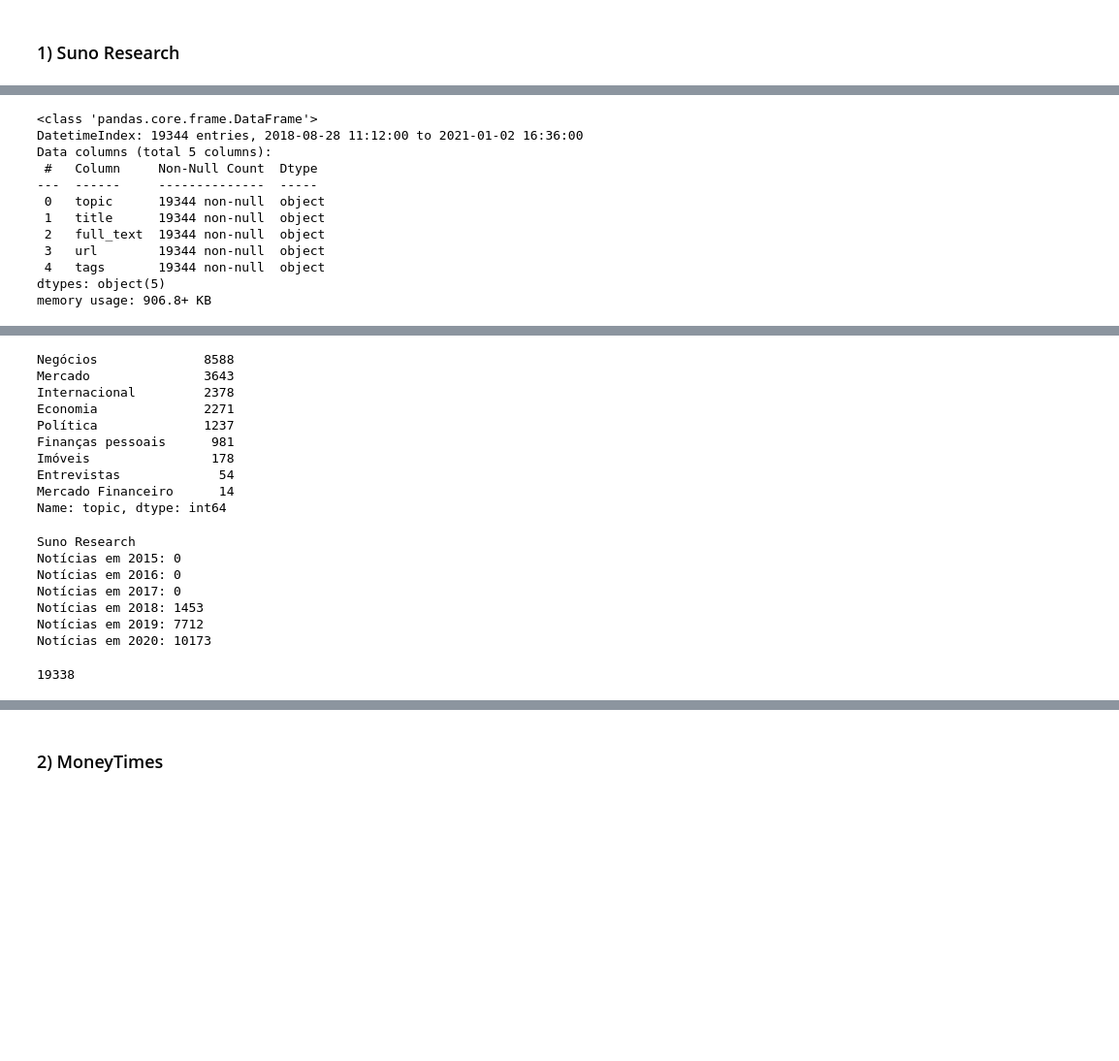
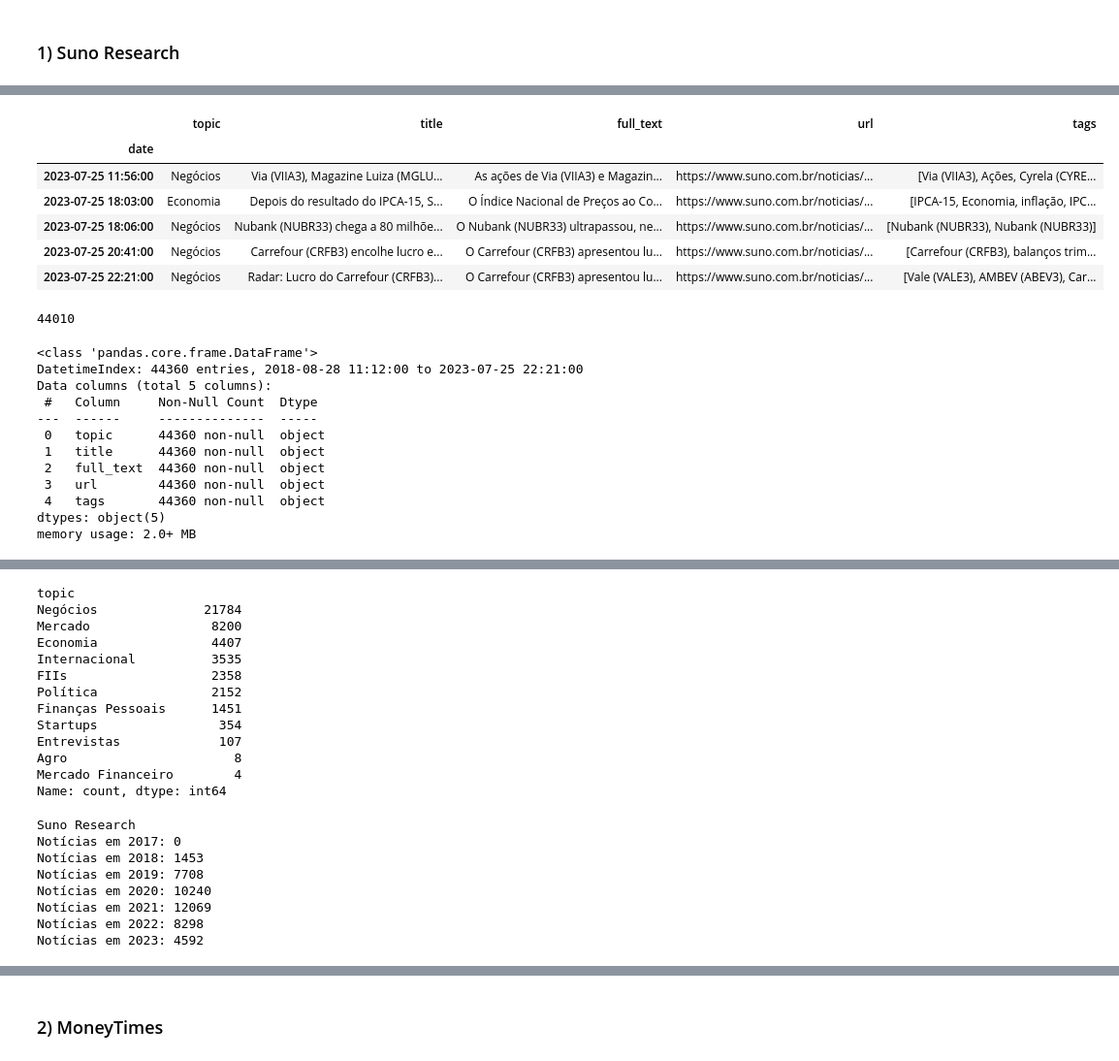
Before and after one commit to mso13/BrazilianFinancialNews, a Jupyter notebook: src/EDA/Exploratory Data Analysis (EDA) on Financial News Textual Content.ipynb, the cells around one changed output, grey strips where cells are left out. Shown at 97% size. Drawn from its saved outputs; the diff is of its cells as text; code cells hidden in the pictures; blank space fills up the shorter version.

```diff
--- a/src/EDA/Exploratory Data Analysis (EDA) on Financial News Textual Content.ipynb
+++ b/src/EDA/Exploratory Data Analysis (EDA) on Financial News Textual Content.ipynb
@@ -10,7 +10,7 @@ import matplotlib.pyplot as plt
 # %% [markdown]
 ### 1) Suno Research
 # %%
-with open('../crawlers/suno/data/results-full-suno-2020.json', encoding='utf8') as json_file:
+with open('../crawlers/suno/data/suno-latest-results-20230725.json', encoding='utf8') as json_file:
     data = json.load(json_file)
 
 df_suno = pd.DataFrame(data)
@@ -36,18 +26,32 @@ df_suno.sample(5)
+# %%
+df_suno.tail()
+# %% [output]
+|  | topic | title | full_text | url | tags |
+| date |  |  |  |  |  |
+| 2023-07-25 11:56:00 | Negócios | Via (VIIA3), Magazine Luiza (MGLU... | As ações de Via (VIIA3) e Magazin... | https://www.suno.com.br/noticias/... | [Via (VIIA3), Ações, Cyrela (CYRE... |
+| 2023-07-25 18:03:00 | Economia | Depois do resultado do IPCA-15, S... | O Índice Nacional de Preços ao Co... | https://www.suno.com.br/noticias/... | [IPCA-15, Economia, inflação, IPC... |
+| 2023-07-25 18:06:00 | Negócios | Nubank (NUBR33) chega a 80 milhõe... | O Nubank (NUBR33) ultrapassou, ne... | https://www.suno.com.br/noticias/... | [Nubank (NUBR33), Nubank (NUBR33)] |
+| 2023-07-25 20:41:00 | Negócios | Carrefour (CRFB3) encolhe lucro e... | O Carrefour (CRFB3) apresentou lu... | https://www.suno.com.br/noticias/... | [Carrefour (CRFB3), balanços trim... |
+| 2023-07-25 22:21:00 | Negócios | Radar: Lucro do Carrefour (CRFB3)... | O Carrefour (CRFB3) apresentou lu... | https://www.suno.com.br/noticias/... | [Vale (VALE3), AMBEV (ABEV3), Car... |
+# %%
+df_suno['title'].unique().shape[0]
+# %% [output]
+44010
 # %%
 df_suno.info()
 # %% [output]
 <class 'pandas.core.frame.DataFrame'>
-DatetimeIndex: 19344 entries, 2018-08-28 11:12:00 to 2021-01-02 16:36:00
+DatetimeIndex: 44360 entries, 2018-08-28 11:12:00 to 2023-07-25 22:21:00
 Data columns (total 5 columns):
  #   Column     Non-Null Count  Dtype
 ---  ------     --------------  -----
- 0   topic      19344 non-null  object
- 1   title      19344 non-null  object
- 2   full_text  19344 non-null  object
- 3   url        19344 non-null  object
- 4   tags       19344 non-null  object
+ 0   topic      44360 non-null  object
+ 1   title      44360 non-null  object
+ 2   full_text  44360 non-null  object
+ 3   url        44360 non-null  object
+ 4   tags       44360 non-null  object
 dtypes: object(5)
-memory usage: 906.8+ KB
+memory usage: 2.0+ MB
 # %%
 sns.set(style='darkgrid')
 
@@ -66,35 +70,39 @@ plt.show()
 # %%
 df_suno['topic'].value_counts()
 # %% [output]
-Negócios              8588
-Mercado               3643
-Internacional         2378
-Economia              2271
-Política              1237
-Finanças pessoais      981
-Imóveis                178
-Entrevistas             54
-Mercado Financeiro      14
-Name: topic, dtype: int64
+topic
+Negócios              21784
+Mercado                8200
+Economia               4407
+Internacional          3535
+FIIs                   2358
+Política               2152
+Finanças Pessoais      1451
+Startups                354
+Entrevistas             107
+Agro                      8
+Mercado Financeiro        4
+Name: count, dtype: int64
 # %%
 print ('Suno Research')
 
+news_counts_dict = {}
+
 # Number of news per year
-for year in range (2015, 2021):
+for year in range (2017, 2024):
 
     start_date = '{}-01-01'.format(year)
     end_date = '{}-12-31'.format(year)
 
     print('Notícias em {}: {}'.format(year, df_suno.loc[start_date:end_date].shape[0]))
+
+    news_counts_dict[year] = df_suno.loc[start_date:end_date].shape[0]
 # %% [output]
 Suno Research
-Notícias em 2015: 0
-Notícias em 2016: 0
 Notícias em 2017: 0
 Notícias em 2018: 1453
-Notícias em 2019: 7712
-Notícias em 2020: 10173
+Notícias em 2019: 7708
+Notícias em 2020: 10240
+Notícias em 2021: 12069
+Notícias em 2022: 8298
+Notícias em 2023: 4592
-# %%
-print (sum([1453, 7712, 10173]))
-# %% [output]
-19338
```
Also changed, not shown: parts of 21 cells of this notebook, 3 other files.
